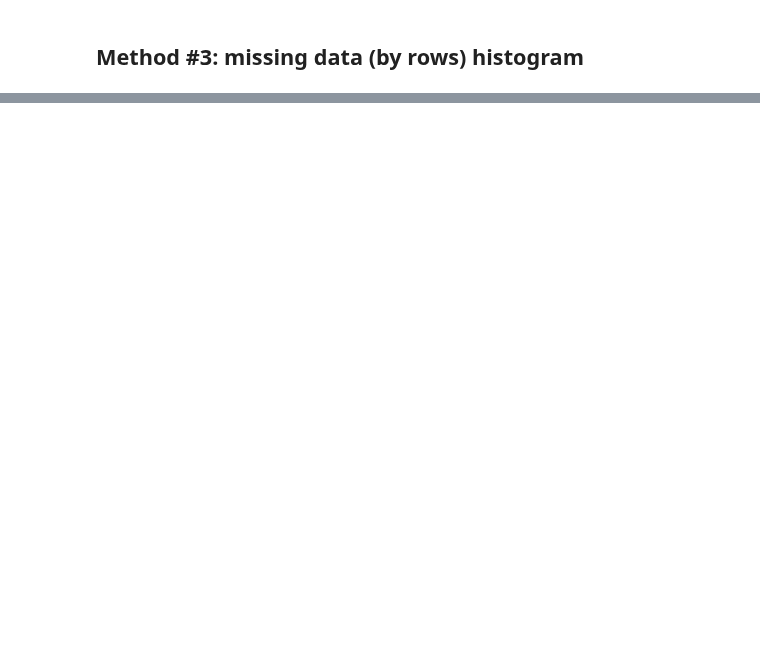
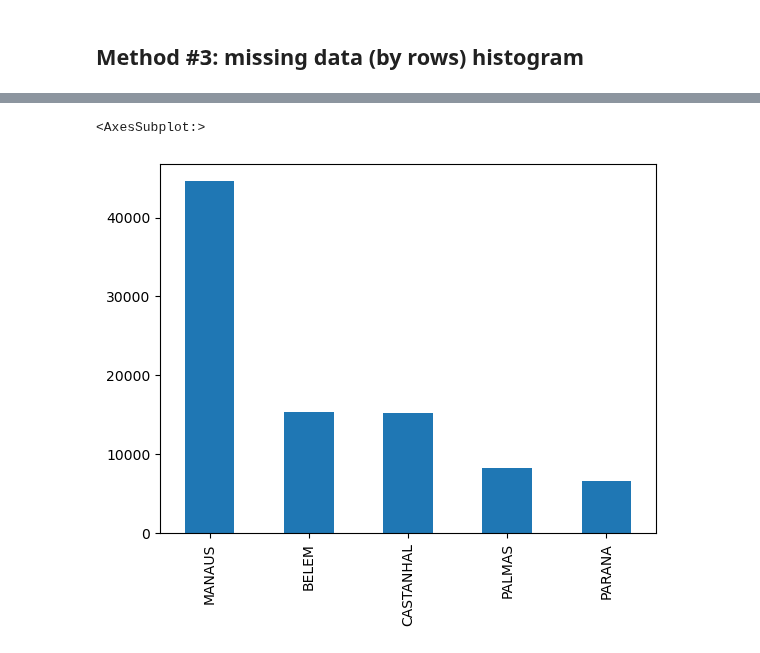
Before and after one commit to Sliders122/wildfire, a Jupyter notebook: src/Pre-Processing.ipynb, the cells around one changed output, grey strips where cells are left out. Saved outputs shown, nothing was run; the diff lists cells and outputs as text; code cells hidden in the pictures; blank space fills up the shorter version.

```diff
--- a/src/Pre-Processing.ipynb
+++ b/src/Pre-Processing.ipynb
@@ -116,0 +258,5 @@ missing_by_row.hist(bins=50)
+# %%
+df['station'].value_counts().plot(kind='bar')
+# %% [output]
+<AxesSubplot:>
+[figure, added]
```
Also changed, not shown: parts of 72 cells of this notebook.
